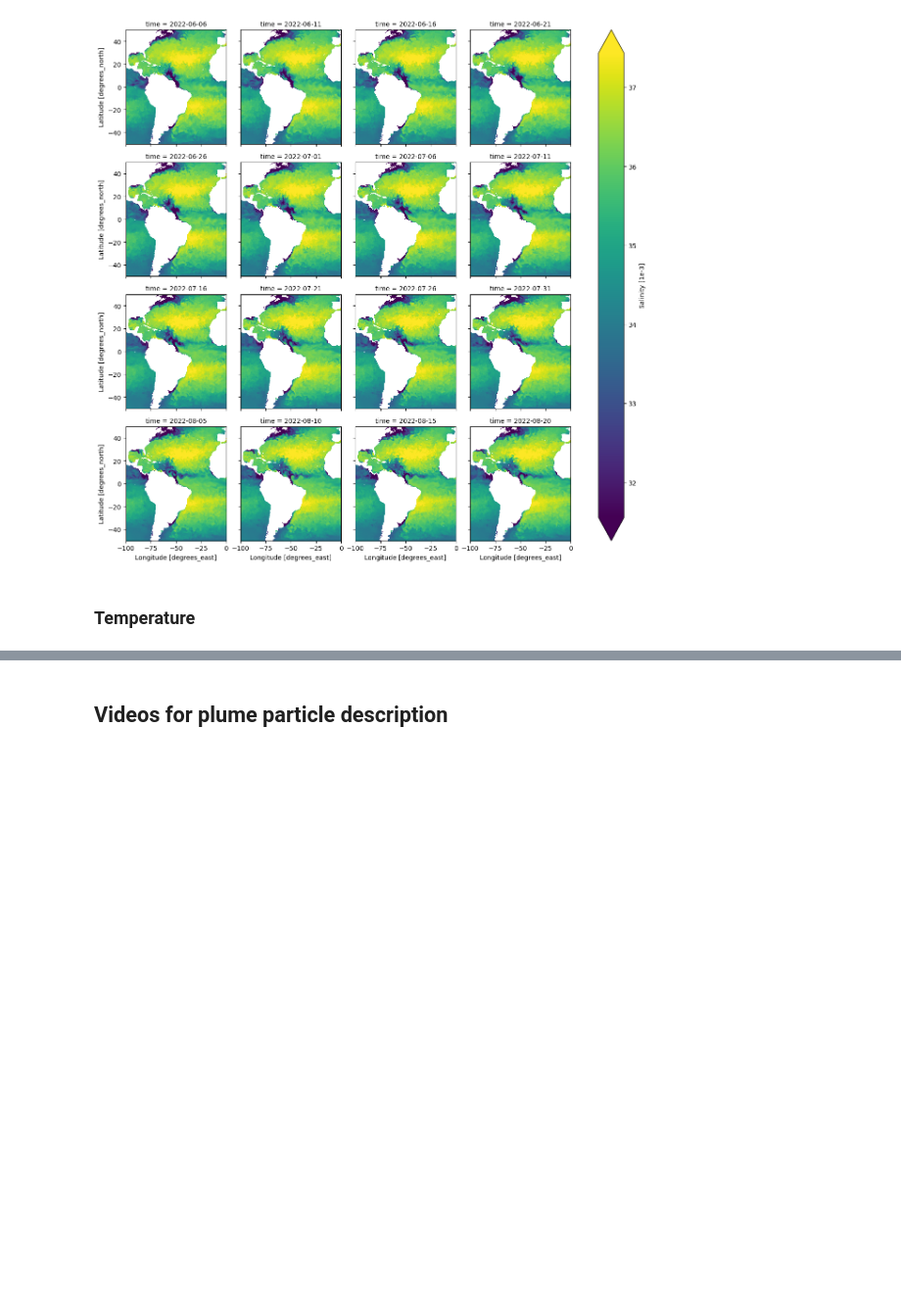
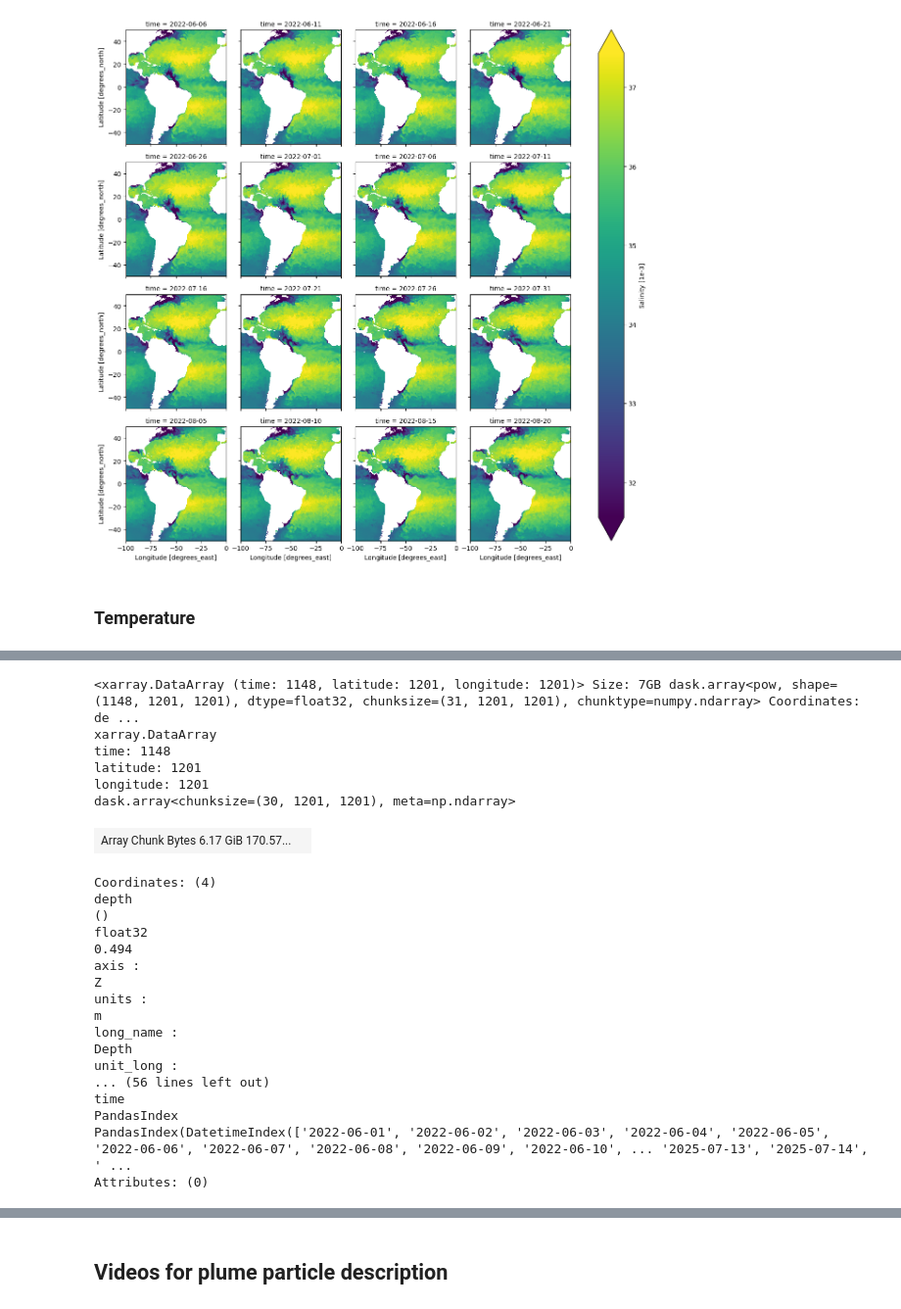
Before and after one commit to danliba/Amazon, a Jupyter notebook: Atlantic/data/tracers/Tracers_video.ipynb, the cells around one changed output, grey strips where cells are left out. Shown at 98% size. Saved outputs shown, nothing was run; the diff lists cells and outputs as text; code cells hidden in the pictures; blank space fills up the shorter version.

```diff
--- a/Atlantic/data/tracers/Tracers_video.ipynb
+++ b/Atlantic/data/tracers/Tracers_video.ipynb
@@ -125,0 +162,31 @@ t
+# %%
+U = xr.open_mfdataset('/work/bk1450/b383184/Amazon/Atlantic/data/UV/U_*',chunks={"depth": 1}).isel(depth=0)
+V = xr.open_mfdataset('/work/bk1450/b383184/Amazon/Atlantic/data/UV/V_*',chunks={"depth": 1}).isel(depth=0)
+
+UV = (U.uo**2 + V.vo**2)**0.5
+UV
+# %% [output]
+<xarray.DataArray (time: 1148, latitude: 1201, longitude: 1201)> Size: 7GB dask.array<pow, shape=(1148, 1201, 1201), dtype=float32, chunksize=(31, 1201, 1201), chunktype=numpy.ndarray> Coordinates: de ...
+xarray.DataArray
+time: 1148
+latitude: 1201
+longitude: 1201
+dask.array<chunksize=(30, 1201, 1201), meta=np.ndarray>
+| Array Chunk Bytes 6.17 GiB 170.57... |  |
+Coordinates: (4)
+depth
+()
+float32
+0.494
+axis :
+Z
+units :
+m
+long_name :
+Depth
+unit_long :
+... (56 lines left out)
+time
+PandasIndex
+PandasIndex(DatetimeIndex(['2022-06-01', '2022-06-02', '2022-06-03', '2022-06-04', '2022-06-05', '2022-06-06', '2022-06-07', '2022-06-08', '2022-06-09', '2022-06-10', ... '2025-07-13', '2025-07-14', ' ...
+Attributes: (0)
```
Also changed, not shown: parts of 18 cells of this notebook.
